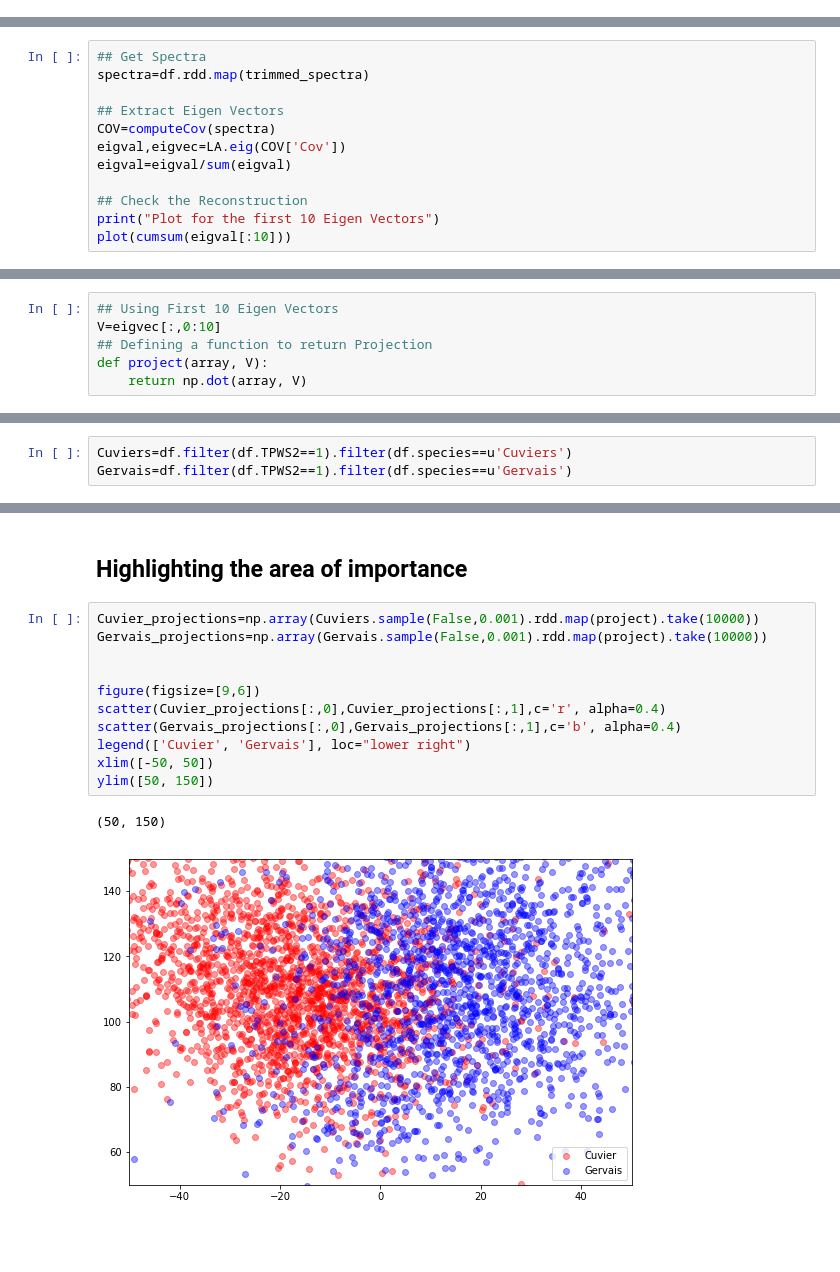
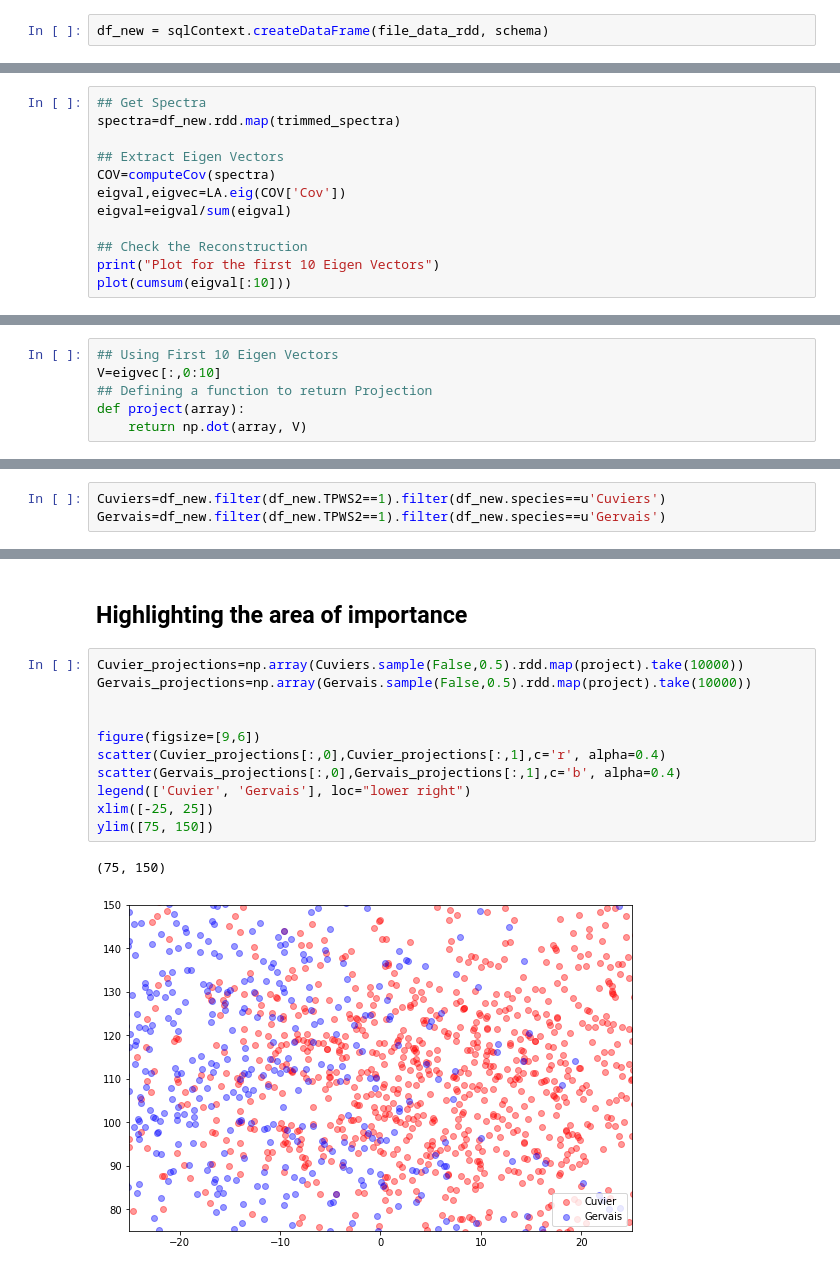
Before and after one commit to yoavfreund/BeakedWhaleClassification, a Jupyter notebook: emr_processing/DataProcessingWhales.ipynb, the cells around one changed output, grey strips where cells are left out. Cells and saved outputs as stored; diff of their text form; blank space fills up the shorter version.

Commit message:
Changes to data processing whales

```diff
--- a/emr_processing/DataProcessingWhales.ipynb
+++ b/emr_processing/DataProcessingWhales.ipynb
@@ -79,0 +149,2 @@ df.cache().count()
+# %%
+df_new = sqlContext.createDataFrame(file_data_rdd, schema)
@@ -101,7 +177,7 @@ plt.show()
 ## Eigen Vector Extraction
 # %%
 ## Get Spectra
-spectra=df.rdd.map(trimmed_spectra)
+spectra=df_new.rdd.map(trimmed_spectra)
 
 ## Extract Eigen Vectors
 COV=computeCov(spectra)
@@ -136,7 +216,7 @@ sum(eigvec[:,1]**2)
 ## Using First 10 Eigen Vectors
 V=eigvec[:,0:10]
 ## Defining a function to return Projection
-def project(array, V):
+def project(array):
     return np.dot(array, V)
 # %% [markdown]
 ## Creating Training Data
@@ -160,8 +244,8 @@ np.save(open('data.np', 'wb'), np_data)
 # %% [markdown]
 ## Category Analysis
 # %%
-Cuviers=df.filter(df.TPWS2==1).filter(df.species==u'Cuviers')
-Gervais=df.filter(df.TPWS2==1).filter(df.species==u'Gervais')
+Cuviers=df_new.filter(df_new.TPWS2==1).filter(df_new.species==u'Cuviers')
+Gervais=df_new.filter(df_new.TPWS2==1).filter(df_new.species==u'Gervais')
 # %%
 print("Total: ", Cuviers.count() + Gervais.count())
 print("Cuviers: ", Cuviers.count())
@@ -195,16 +278,16 @@ ylim([0,200])
 # %% [markdown]
 ## Highlighting the area of importance
 # %%
-Cuvier_projections=np.array(Cuviers.sample(False,0.001).rdd.map(project).take(10000))
-Gervais_projections=np.array(Gervais.sample(False,0.001).rdd.map(project).take(10000))
+Cuvier_projections=np.array(Cuviers.sample(False,0.5).rdd.map(project).take(10000))
+Gervais_projections=np.array(Gervais.sample(False,0.5).rdd.map(project).take(10000))
 
 
 figure(figsize=[9,6])
 scatter(Cuvier_projections[:,0],Cuvier_projections[:,1],c='r', alpha=0.4)
 scatter(Gervais_projections[:,0],Gervais_projections[:,1],c='b', alpha=0.4)
 legend(['Cuvier', 'Gervais'], loc="lower right")
-xlim([-50, 50])
-ylim([50, 150])
+xlim([-25, 25])
+ylim([75, 150])
 # %% [output]
-(50, 150)
+(75, 150)
-[figure, old version]
+[figure, new version]
```
Also changed, not shown: parts of 23 cells of this notebook, 7 other files.
